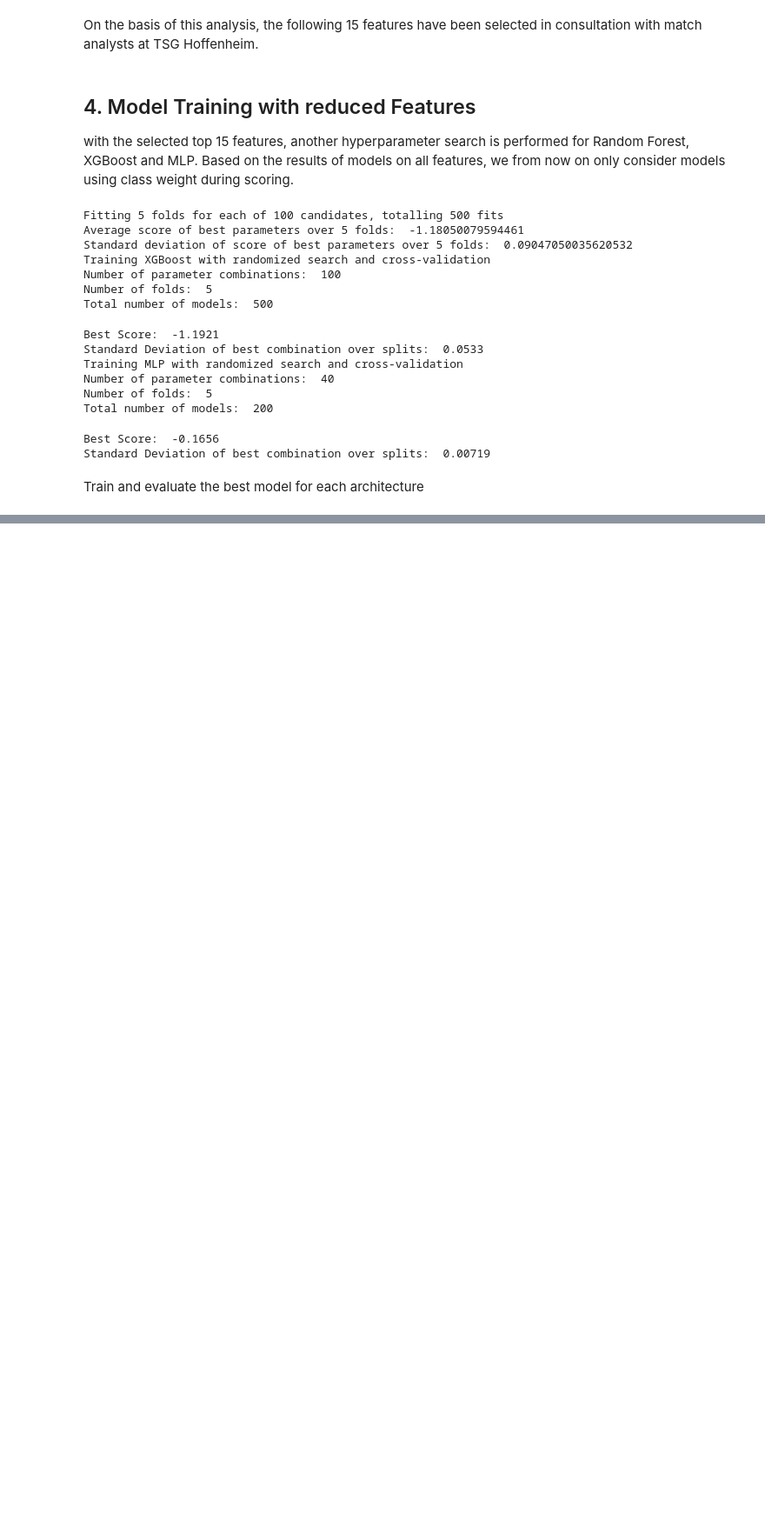
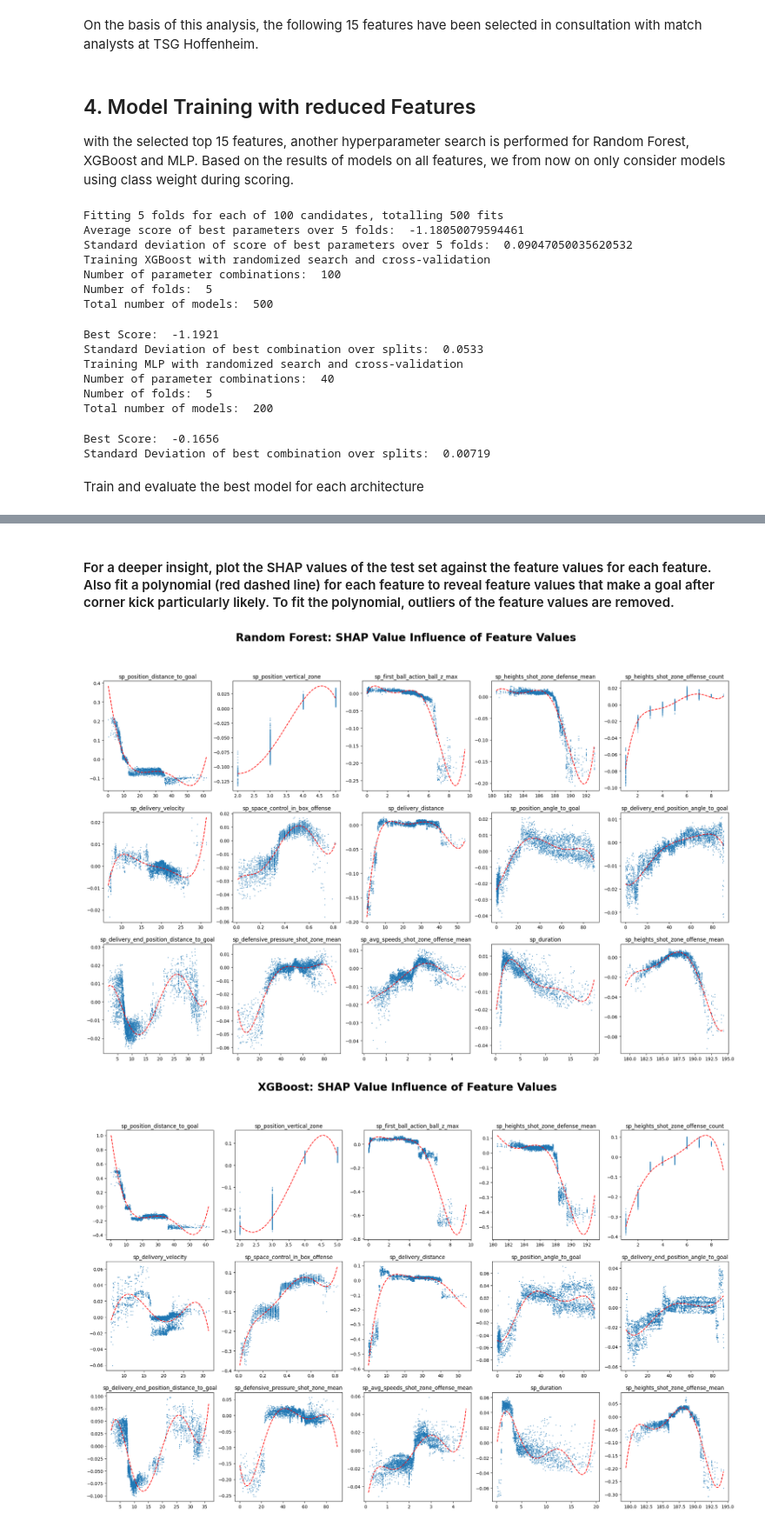
Before and after one commit to mayerdominik/master_thesis, a Jupyter notebook: model_training.ipynb, the cells around one changed output, grey strips where cells are left out. Shown at 87% size. Drawn from its saved outputs; the diff is of its cells as text; code cells hidden in the pictures; blank space fills up the shorter version.

```diff
--- a/model_training.ipynb
+++ b/model_training.ipynb
@@ -3336,0 +1905,39 @@ Using the best models on the top 15 features, the shapley values are inspected o
+# %% [markdown]
+#### For a deeper insight, plot the SHAP values of the test set against the feature values for each feature. Also fit a polynomial (red dashed line) for each feature to reveal feature values that make a goal after corner kick particularly likely. To fit the polynomial, outliers of the feature values are removed.
+# %%
+def shap_plot_per_feature(fts, shap_values,X_test,title="Influence of Feature Values on SHAP Values"):
+
+    fig, ax = plt.subplots(3, 5, figsize=(25, 15))
+
+    for i in range(len(fts)):
+        ft = fts[i]
+        svs = shap_values.values[:,i]
+        testdata = X_test[fts[i]].to_numpy()
+
+        # remove outliers from testdata
+        q1 = np.percentile(testdata, 25)
+        q3 = np.percentile(testdata, 75)
+        iqr = q3 - q1
+        lower_bound = max(q1 - 2 * iqr,0)
+        upper_bound = q3 + 2 * iqr
+        svs = svs[(testdata > lower_bound) & (testdata < upper_bound)]
+        testdata = testdata[(testdata > lower_bound) & (testdata < upper_bound)]
+
+        # polynomial fit (degree: 5)
+        x_s = np.linspace(min(testdata), max(testdata), 100)
+        z = np.polyfit(testdata, svs, 5)
+        p = np.poly1d(z)
+        ax[i//5, i%5].plot(x_s, p(x_s), "r--")
+        ax[i // 5, i % 5].scatter(testdata, svs, alpha=0.7, s=0.8)
+        ax[i // 5, i % 5].set_title(fts[i])
+        fig.suptitle(title, fontsize=24, fontweight='bold')
+
+
+    plt.show()
+
+shap_plot_per_feature(top_15_features,shap_values_rf,X_test_top15,"Random Forest: SHAP Value Influence of Feature Values")
+shap_plot_per_feature(top_15_features,shap_values_xgb,X_test_top15,"XGBoost: SHAP Value Influence of Feature Values")
+shap_plot_per_feature(top_15_features,shap_values_mlp,X_test_top15,"MLP: SHAP Value Influence of Feature Values")
+# %% [output]
+[figure, added]
+[figure, added]
```
Also changed, not shown: parts of 32 cells of this notebook, 1 other file.
